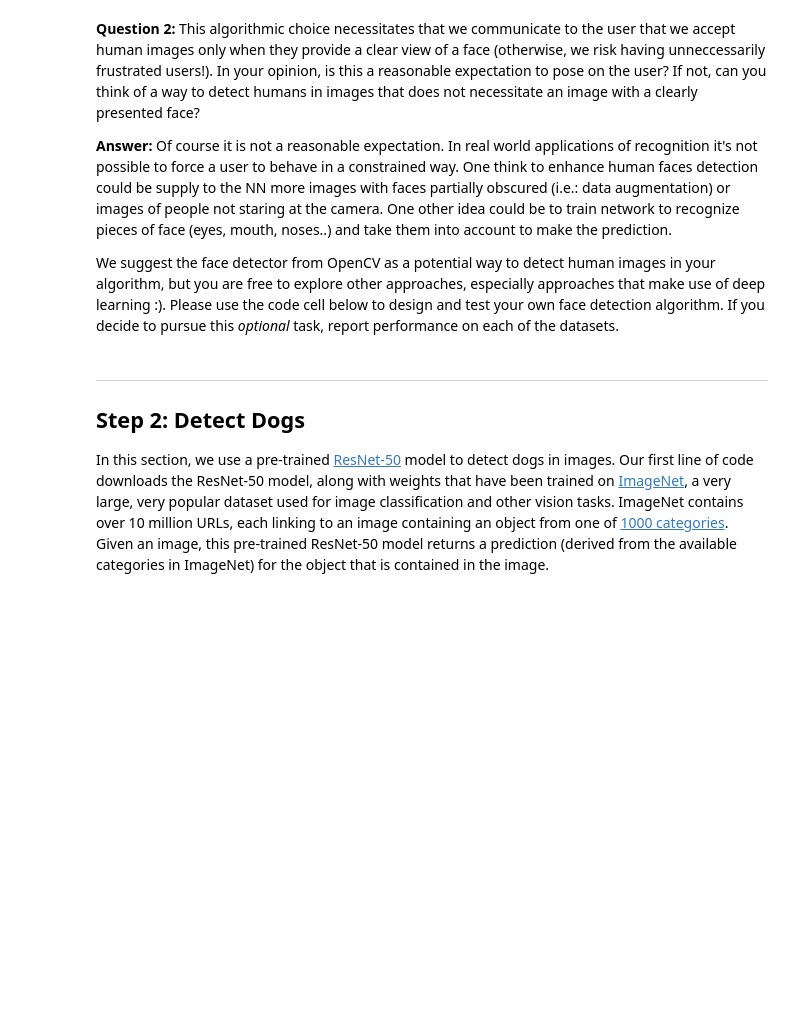
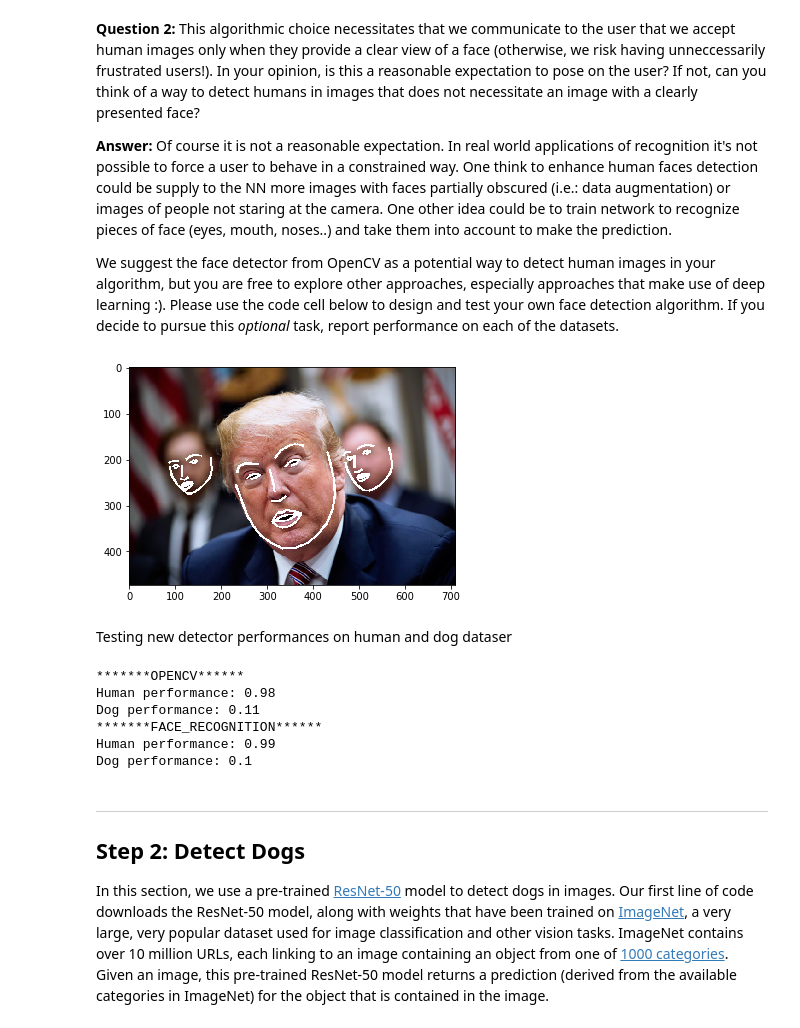
Before and after one commit to thenhz/dog-project, a Jupyter notebook: dog_app.ipynb, the cells around one changed output. Cells and saved outputs as stored; diff of their text form; code cells hidden in the pictures; blank space fills up the shorter version.

Commit message:
Installed another face detector

```diff
--- a/dog_app.ipynb
+++ b/dog_app.ipynb
@@ -200,3 +197,72 @@ We suggest the face detector from OpenCV as a potential way to detect human imag
+# %%
+## (Optional) TODO: Report the performance of another
+## face detection algorithm on the LFW dataset
+### Feel free to use as many code cells as needed.
+import face_recognition
+from PIL import Image, ImageDraw
+
+def test_detector_2(img_path,landmarks=False):
+    image = face_recognition.load_image_file(img_path)
+
+    if(landmarks):
+        face_landmarks_list = face_recognition.face_landmarks(image)
+        # Let's trace out each facial feature in the image with a line!
+        pil_image = Image.fromarray(image)
+        d = ImageDraw.Draw(pil_image)
+        for face_landmarks in face_landmarks_list:
+
+            # Print the location of each facial feature in this image
+            facial_features = [
+                'chin',
+                'left_eyebrow',
+                'right_eyebrow',
+                'nose_bridge',
+                'nose_tip',
+                'left_eye',
+                'right_eye',
+                'top_lip',
+                'bottom_lip'
+            ]
+
+            #for facial_feature in facial_features:
+            #    print("The {} in this face has the following points: {}".format(facial_feature, face_landmarks[facial_feature]))
+
+
+            for facial_feature in facial_features:
+                d.line(face_landmarks[facial_feature], width=5)
+
+        plt.imshow(pil_image)
+        plt.show()
+
+
+test_detector_2('testImages/trump.jpg',landmarks=True)
+# %% [output]
+[figure, added]
+# %% [markdown]
+Testing new detector performances on human and dog dataser
+# %%
+def face_detector_2(img_path):
+    image = face_recognition.load_image_file(img_path)
+    face_locations = face_recognition.face_locations(image)
+    #face_image = image[top:bottom, left:right]
+    #pil_image = Image.fromarray(face_image)
+    #pil_image.show()
+    return len(face_locations)>0
+
+print('*******OPENCV******')
+print('Human performance:',getAccurancy(human_files_short,face_detector))
+print('Dog performance:',getAccurancy(dog_files_short,face_detector))
+
+print('*******FACE_RECOGNITION******')
+print('Human performance:',getAccurancy(human_files_short,face_detector_2))
+print('Dog performance:',getAccurancy(dog_files_short,face_detector_2))
+# %% [output]
+*******OPENCV******
+Human performance: 0.98
+Dog performance: 0.11
+*******FACE_RECOGNITION******
+Human performance: 0.99
+Dog performance: 0.1
 # %% [markdown]
 ---
 <a id='step2'></a>
```
Also changed, not shown: parts of 2 cells of this notebook.
